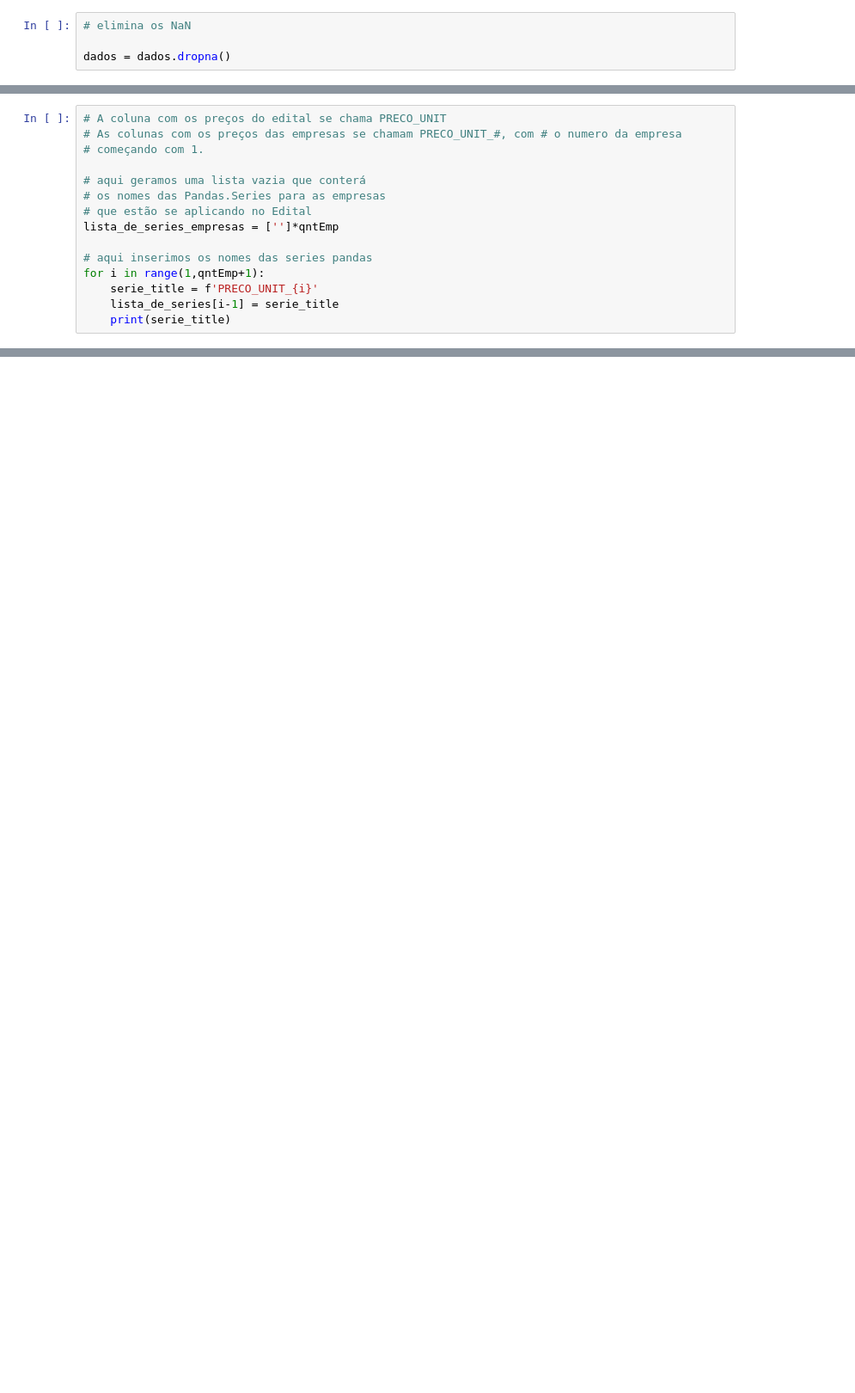
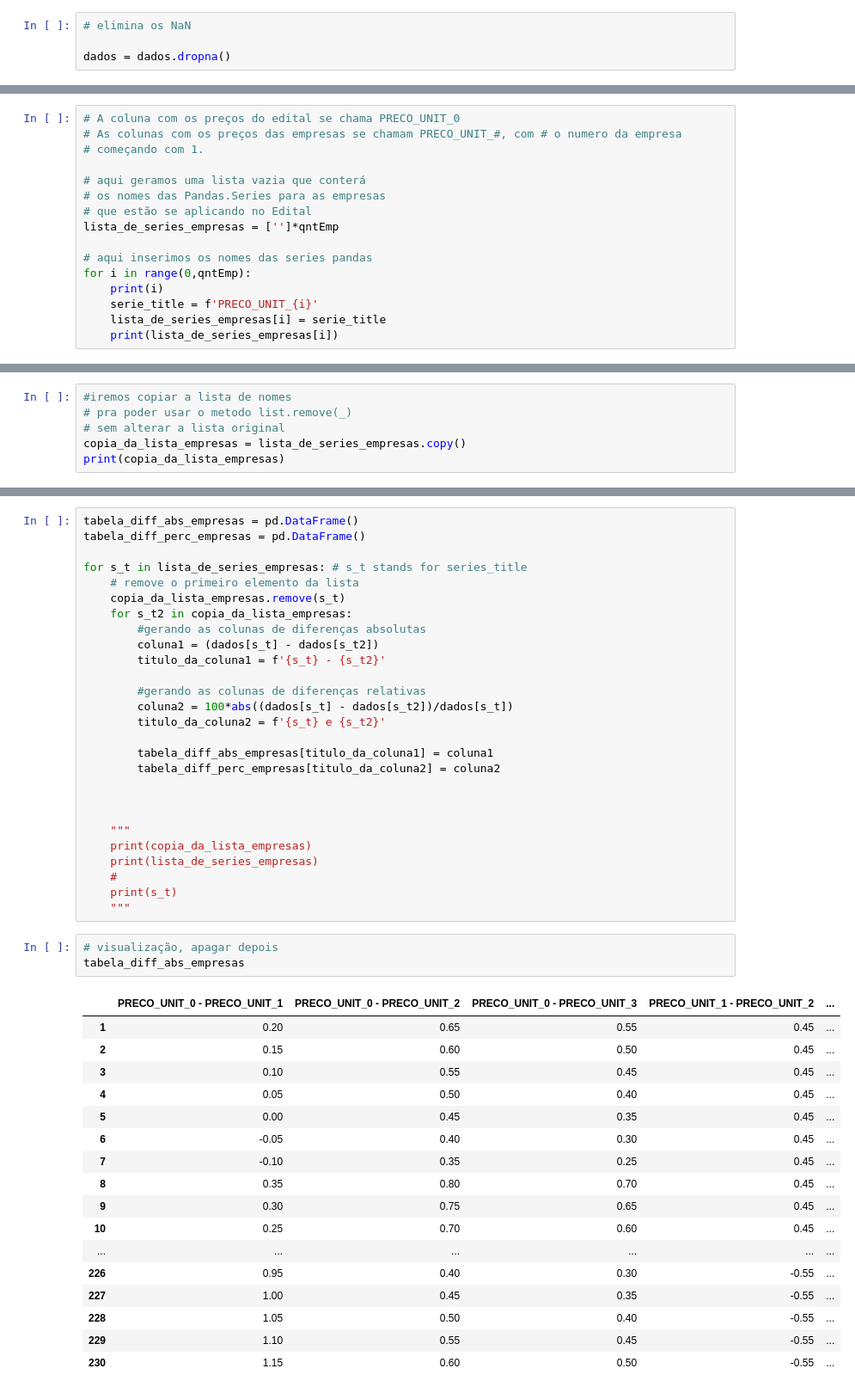
Before and after one commit to mxnhu/Est-dios-Mapinguari, a Jupyter notebook: maratona_projeto.ipynb, the cells around one changed output, grey strips where cells are left out. Shown: that part at 86% size. Cells and saved outputs as stored; diff of their text form; blank space fills up the shorter version.

```diff
--- a/maratona_projeto.ipynb
+++ b/maratona_projeto.ipynb
@@ -129,5 +121,5 @@ dtype: float64
 # %%
-# A coluna com os preços do edital se chama PRECO_UNIT
+# A coluna com os preços do edital se chama PRECO_UNIT_0
 # As colunas com os preços das empresas se chamam PRECO_UNIT_#, com # o numero da empresa
 # começando com 1.
 
@@ -137,8 +129,9 @@ dtype: float64
 lista_de_series_empresas = ['']*qntEmp
 
 # aqui inserimos os nomes das series pandas
-for i in range(1,qntEmp+1):
+for i in range(0,qntEmp):
+    print(i)
     serie_title = f'PRECO_UNIT_{i}'
-    lista_de_series[i-1] = serie_title
-    print(serie_title)
+    lista_de_series_empresas[i] = serie_title
+    print(lista_de_series_empresas[i])
 # %% [output]
@@ -199,0 +157,6 @@ tabela
+# %%
+#iremos copiar a lista de nomes
+# pra poder usar o metodo list.remove(_)
+# sem alterar a lista original
+copia_da_lista_empresas = lista_de_series_empresas.copy()
+print(copia_da_lista_empresas)
@@ -199,0 +165,48 @@ tabela
+# %%
+tabela_diff_abs_empresas = pd.DataFrame()
+tabela_diff_perc_empresas = pd.DataFrame()
+
+for s_t in lista_de_series_empresas: # s_t stands for series_title
+    # remove o primeiro elemento da lista
+    copia_da_lista_empresas.remove(s_t)
+    for s_t2 in copia_da_lista_empresas:
+        #gerando as colunas de diferenças absolutas
+        coluna1 = (dados[s_t] - dados[s_t2])
+        titulo_da_coluna1 = f'{s_t} - {s_t2}'
+
+        #gerando as colunas de diferenças relativas
+        coluna2 = 100*abs((dados[s_t] - dados[s_t2])/dados[s_t])
+        titulo_da_coluna2 = f'{s_t} e {s_t2}'
+
+        tabela_diff_abs_empresas[titulo_da_coluna1] = coluna1
+        tabela_diff_perc_empresas[titulo_da_coluna2] = coluna2
+
+
+
+    """
+    print(copia_da_lista_empresas)
+    print(lista_de_series_empresas)
+    #
+    print(s_t)
+    """
+# %%
+# visualização, apagar depois
+tabela_diff_abs_empresas
+# %% [output]
+|  | PRECO_UNIT_0 - PRECO_UNIT_1 | PRECO_UNIT_0 - PRECO_UNIT_2 | PRECO_UNIT_0 - PRECO_UNIT_3 | PRECO_UNIT_1 - PRECO_UNIT_2 | ... |
+| 1 | 0.20 | 0.65 | 0.55 | 0.45 | ... |
+| 2 | 0.15 | 0.60 | 0.50 | 0.45 | ... |
+| 3 | 0.10 | 0.55 | 0.45 | 0.45 | ... |
+| 4 | 0.05 | 0.50 | 0.40 | 0.45 | ... |
+| 5 | 0.00 | 0.45 | 0.35 | 0.45 | ... |
+| 6 | -0.05 | 0.40 | 0.30 | 0.45 | ... |
+| 7 | -0.10 | 0.35 | 0.25 | 0.45 | ... |
+| 8 | 0.35 | 0.80 | 0.70 | 0.45 | ... |
+| 9 | 0.30 | 0.75 | 0.65 | 0.45 | ... |
+| 10 | 0.25 | 0.70 | 0.60 | 0.45 | ... |
+| ... | ... | ... | ... | ... | ... |
+| 226 | 0.95 | 0.40 | 0.30 | -0.55 | ... |
+| 227 | 1.00 | 0.45 | 0.35 | -0.55 | ... |
+| 228 | 1.05 | 0.50 | 0.40 | -0.55 | ... |
+| 229 | 1.10 | 0.55 | 0.45 | -0.55 | ... |
+| 230 | 1.15 | 0.60 | 0.50 | -0.55 | ... |
```
Also changed, not shown: parts of 24 cells of this notebook.
